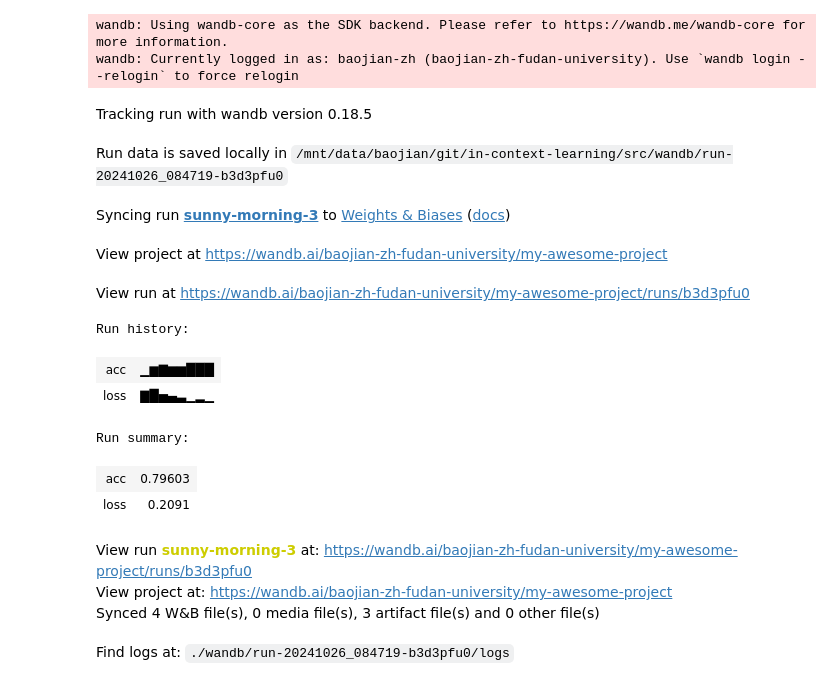
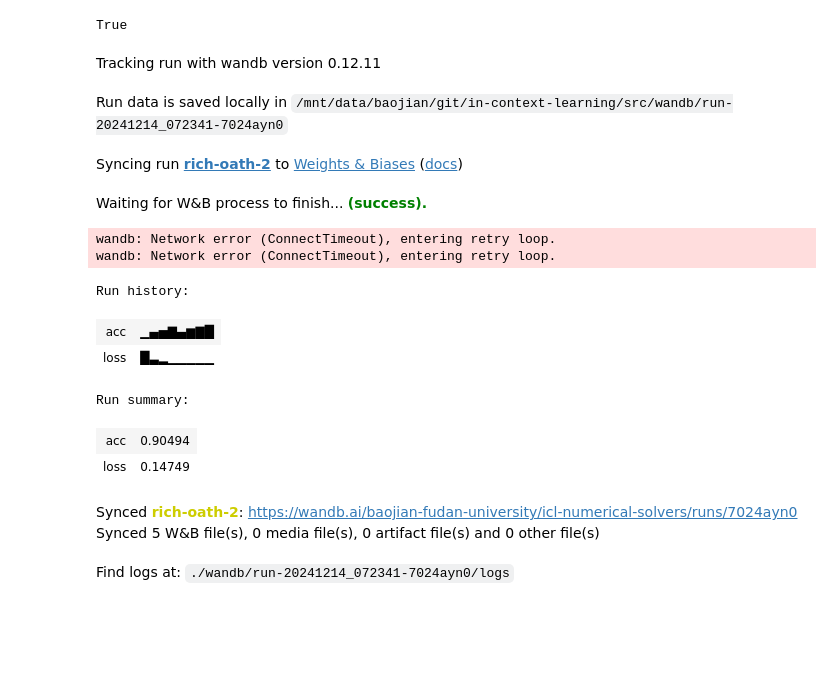
Before and after one commit to Zephyr-ziyang/in-context-learning, a Jupyter notebook: src/test-wandb.ipynb, the cells around one changed output. Drawn from its saved outputs; the diff is of its cells as text; code cells hidden in the pictures; blank space fills up the shorter version.

Commit message:
第一次提交 cd '/mnt/data/ziyang/in-context-learning'

```diff
--- a/src/test-wandb.ipynb
+++ b/src/test-wandb.ipynb
@@ -1,48 +4,49 @@
+# %%
+wandb.login()
+# %% [output]
+True
 # %%
-import wandb
-import random
+
 
 # start a new wandb run to track this script
 wandb.init(
     # set the wandb project where this run will be logged
-    project="my-awesome-project",
+    project="icl-numerical-solvers",
 
     # track hyperparameters and run metadata
     config={
     "learning_rate": 0.02,
     "architecture": "CNN",
     "dataset": "CIFAR-100",
     "epochs": 10,
     }
 )
 
 # simulate training
 epochs = 10
 offset = random.random() / 5
 for epoch in range(2, epochs):
     acc = 1 - 2 ** -epoch - random.random() / epoch - offset
     loss = 2 ** -epoch + random.random() / epoch + offset
 
     # log metrics to wandb
     wandb.log({"acc": acc, "loss": loss})
 
 # [optional] finish the wandb run, necessary in notebooks
 wandb.finish()
 # %% [output]
-wandb: Using wandb-core as the SDK backend. Please refer to https://wandb.me/wandb-core for more information.
-wandb: Currently logged in as: baojian-zh (baojian-zh-fudan-university). Use `wandb login --relogin` to force relogin
-Tracking run with wandb version 0.18.5
+Tracking run with wandb version 0.12.11
-Run data is saved locally in /mnt/data/baojian/git/in-context-learning/src/wandb/run-20241026_084719-b3d3pfu0
+Run data is saved locally in /mnt/data/baojian/git/in-context-learning/src/wandb/run-20241214_072341-7024ayn0
-Syncing run sunny-morning-3 to Weights & Biases (docs)
+Syncing run rich-oath-2 to Weights & Biases (docs)
-View project at https://wandb.ai/baojian-zh-fudan-university/my-awesome-project
+Waiting for W&B process to finish... (success).
-View run at https://wandb.ai/baojian-zh-fudan-university/my-awesome-project/runs/b3d3pfu0
+wandb: Network error (ConnectTimeout), entering retry loop.
+wandb: Network error (ConnectTimeout), entering retry loop.
 Run history:
-| acc | ▁▆▇▆▆███ |
-| loss | ▇█▅▄▃▁▂▁ |
+| acc | ▁▄▅▇▄▆▇█ |
+| loss | █▃▂▁▁▁▁▁ |
 Run summary:
-| acc | 0.79603 |
-| loss | 0.2091 |
+| acc | 0.90494 |
+| loss | 0.14749 |
+Synced rich-oath-2: https://wandb.ai/baojian-fudan-university/icl-numerical-solvers/runs/7024ayn0
+Synced 5 W&B file(s), 0 media file(s), 0 artifact file(s) and 0 other file(s)
-View run sunny-morning-3 at: https://wandb.ai/baojian-zh-fudan-university/my-awesome-project/runs/b3d3pfu0
-View project at: https://wandb.ai/baojian-zh-fudan-university/my-awesome-project
-Synced 4 W&B file(s), 0 media file(s), 3 artifact file(s) and 0 other file(s)
+Find logs at: ./wandb/run-20241214_072341-7024ayn0/logs
-Find logs at: ./wandb/run-20241026_084719-b3d3pfu0/logs
```
Also changed, not shown: parts of 1 cell of this notebook, 34 other files.
